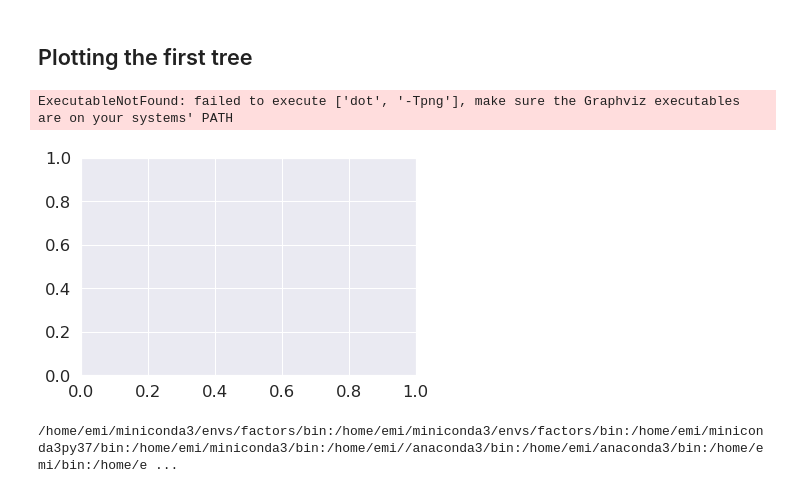
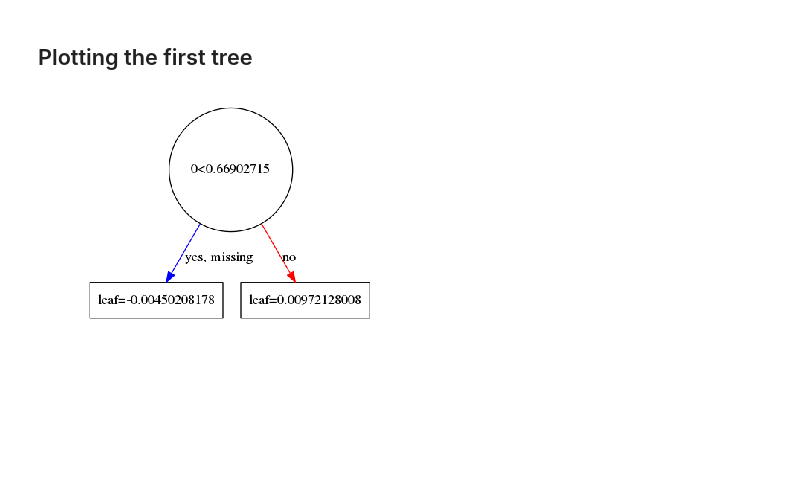
Before and after one commit to kairosart/factors, a Jupyter notebook: XGBoost.ipynb, the cells around one changed output. Saved outputs shown, nothing was run; the diff lists cells and outputs as text; code cells hidden in the pictures; blank space fills up the shorter version.

```diff
--- a/XGBoost.ipynb
+++ b/XGBoost.ipynb
@@ -105,0 +112,16 @@ last_date = last_date.strftime("%Y-%m-%d")
+# %%
+# Get indicators
+sym_mom, sma, q, rsi_value = get_indicators(dataset, symbol)
+
+
+# Create momentum column
+dataset['Momentum'] = sym_mom
+
+# Create SMA column
+dataset['RSI'] = rsi_value
+
+# Clean nan values
+dataset = dataset.fillna(0)
+
+# Sort dataframe by index
+dataset.sort_index()
@@ -105,0 +168,6 @@ last_date = last_date.strftime("%Y-%m-%d")
+# %%
+# normalize the dataset
+scaler = MinMaxScaler(feature_range=(0, 1))
+np_scaled = scaler.fit_transform(dataset)
+dataset_normalized = pd.DataFrame(np_scaled)
+dataset_normalized
@@ -113 +195,3 @@ y = dataset[symbol]
+# %%
+X, y = dataset_normalized.iloc[:,:-1], dataset_normalized.iloc[:,-1]
 # %% [markdown]
@@ -173,7 +223,7 @@ plt.show()
 
 We will create a hyper-parameter dictionary params which holds all the hyper-parameters and their values as key-value pairs but will exclude the n_estimators from the hyper-parameter dictionary because you will use num_boost_rounds instead.
 # %%
-params = {"objective":"reg:linear",
+params = {"objective":"reg:logistic",
           'colsample_bytree': 0.3,
           'learning_rate': 0.1,
           'max_depth': 5,
@@ -229,14 +297,8 @@ xg_reg = xgb.train(params=params, dtrain=data_dmatrix, num_boost_round=10)
 # %% [markdown]
 ## Plotting the first tree
 # %%
-xgb.plot_tree(xg_reg,num_trees=0)
-plt.rcParams['figure.figsize'] = [50, 10]
+xgb.plot_tree(xg_reg,num_trees=1)
+plt.rcParams['figure.figsize'] = [8, 6]
 plt.show()
 # %% [output]
-ExecutableNotFound: failed to execute ['dot', '-Tpng'], make sure the Graphviz executables are on your systems' PATH
-[figure, old version]
+[figure, new version]
-# %%
-import os
-print(os.environ['PATH'])
-# %% [output]
-/home/emi/miniconda3/envs/factors/bin:/home/emi/miniconda3/envs/factors/bin:/home/emi/miniconda3py37/bin:/home/emi/miniconda3/bin:/home/emi//anaconda3/bin:/home/emi/anaconda3/bin:/home/emi/bin:/home/e ...
```
Also changed, not shown: parts of 47 cells of this notebook.
